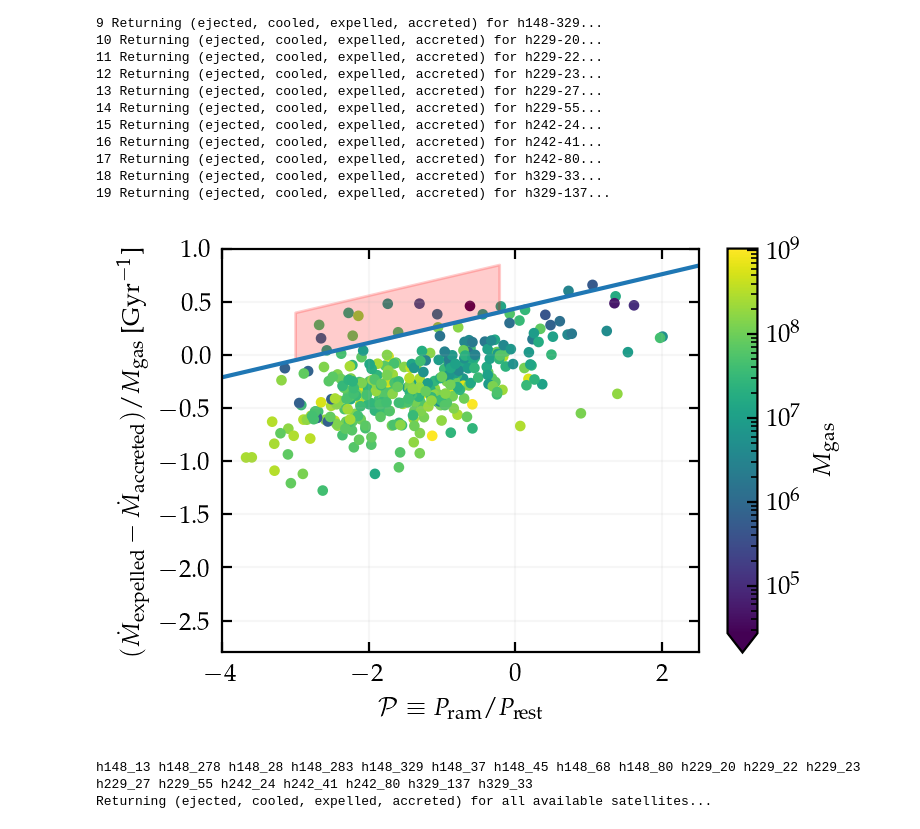
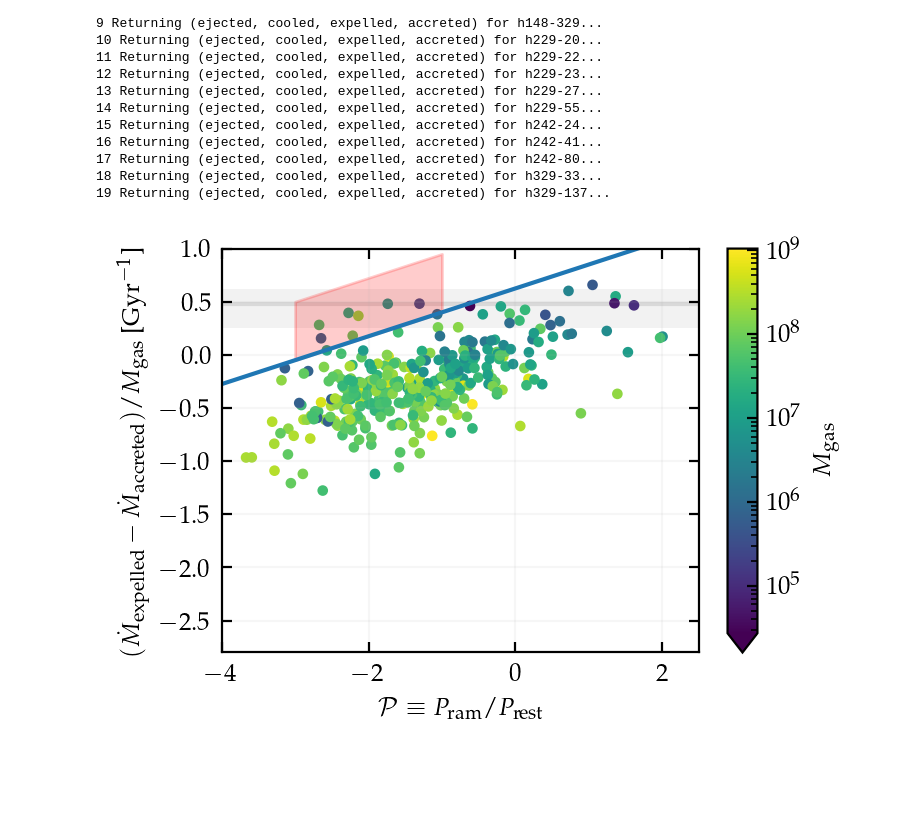
Before and after one commit to hollisakins/Justice_League_Code, a Jupyter notebook: Analysis/RamPressure/ExitAngle.ipynb, the cells around one changed output. Drawn from its saved outputs; the diff is of its cells as text; code cells hidden in the pictures; blank space fills up the shorter version.

```diff
--- a/Analysis/RamPressure/ExitAngle.ipynb
+++ b/Analysis/RamPressure/ExitAngle.ipynb
@@ -398,17 +388,21 @@ data_all = read_all_ram_pressure()
 # %%
 fig, ax = plt.subplots(1,1,dpi=200, figsize=(3.7,2.5))
 
 im = ax.scatter(np.log10(data_all.ratio), np.log10(data_all.Mdot_expelled_by_Mgas), s=8, c=data_all.M_gas, norm=mpl.colors.LogNorm())
 fig.colorbar(im, ax=ax, label=r'$M_{\rm gas}$', extend='min')
 ax.set_xlabel(r'$\mathcal{P} \equiv P_{\rm ram}/P_{\rm rest}$ ')
 ax.set_ylabel(r'$(\dot{M}_{\rm expelled}-\dot{M}_{\rm accreted})/M_{\rm gas}$ [Gyr$^{-1}$]')
 ax.set_xlim(-4, 2.5)
 ax.set_ylim(-2.8, 1)
 ax.grid(alpha=0.1, zorder=-1000)
 
-ax.fill_between([-3, -0.22], [-0.05, 0.4], [0.4, 0.85], color='r', alpha=0.2)
-p = np.polyfit([-3, -0.22], [-0.05, 0.4], deg=1)
+ax.plot([-4,3],[np.log10(3),np.log10(3)],color='0.85', zorder=-90)
+ax.fill_between([-4,3],[np.log10(3-1.2),np.log10(3-1.2)],[np.log10(3+1.2),np.log10(3+1.2)], fc='0.95', zorder=-100)
+
+
+ax.fill_between([-3, -1], [-0.05, 0.4], [0.5, 0.95], color='r', alpha=0.2)
+p = np.polyfit([-3, -1], [-0.05, 0.4], deg=1)
 ax.axline((0,p[1]), slope=p[0])
 plt.show()
 # %% [output]
-[figure, old version]
+[figure, new version]
@@ -419,28 +408,0 @@ d = data_all[(x > np.log10(1e-3))&(x < np.log10(6e-1))&(y>(x*p[0]+p[1]))]
-# %%
-ejected, cooled, expelled, accreted = read_all_ejected_expelled()
-ejected = ejected[(ejected.key != 'h148_3')&(ejected.key != 'h242_12')]
-expelled = expelled[(expelled.key != 'h148_3')&(expelled.key != 'h242_12')]
-
-N = 20 # more bins than Bahé et al since we have lots of particles
-theta1,theta2 = 0,0 # initialize
-bins = np.array([theta1])
-while theta2 < 3.14:
-    theta2 = np.arccos(np.cos(theta1)-(2/N))
-    bins = np.append(bins,theta2)
-    theta1 = theta2
-
-bins = bins*180/np.pi
-bincenters = 0.5*(bins[1:]+bins[:-1])
-
-ejected_new = pd.DataFrame()
-expelled_new = pd.DataFrame()
-for key, t in zip(d.key, d.t):
-    ej = ejected[ejected.key==key]
-    ex = expelled[expelled.key==key]
-    ej = ej[(ej.time-t)<0.01]
-    ex = ex[(ex.time-t)<0.01]
-    ejected_new = pd.concat([ejected_new, ej])
-    expelled_new = pd.concat([expelled_new, ex])
-# %% [output]
-h148_13 h148_278 h148_28 h148_283 h148_329 h148_37 h148_45 h148_68 h148_80 h229_20 h229_22 h229_23 h229_27 h229_55 h242_24 h242_41 h242_80 h329_137 h329_33
-Returning (ejected, cooled, expelled, accreted) for all available satellites...
```
Also changed, not shown: parts of 20 cells of this notebook, 16 other files.
